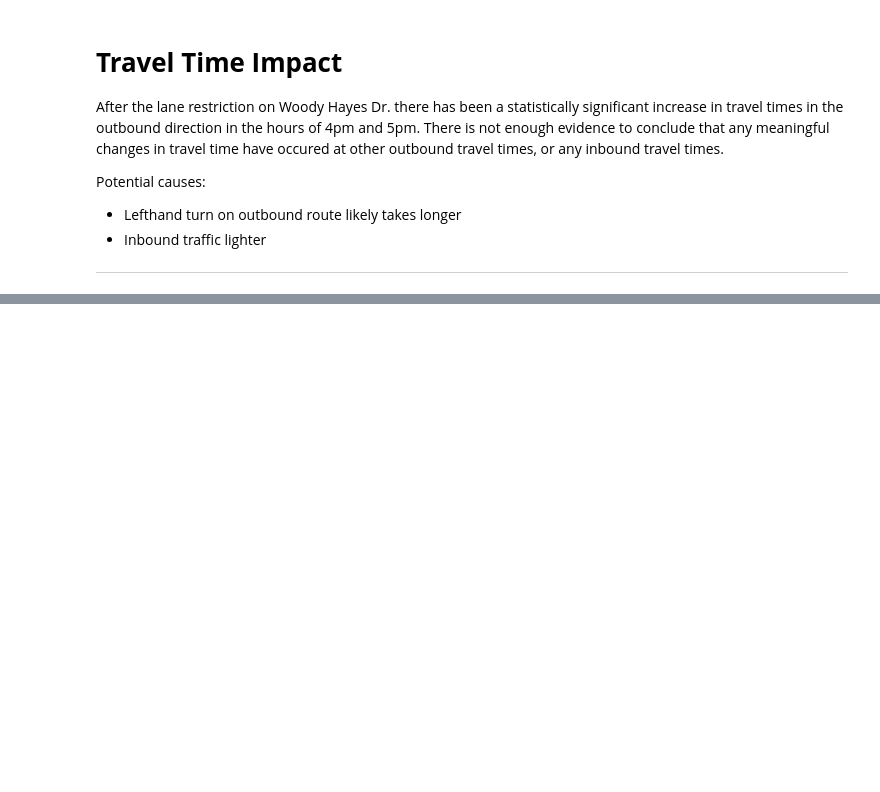
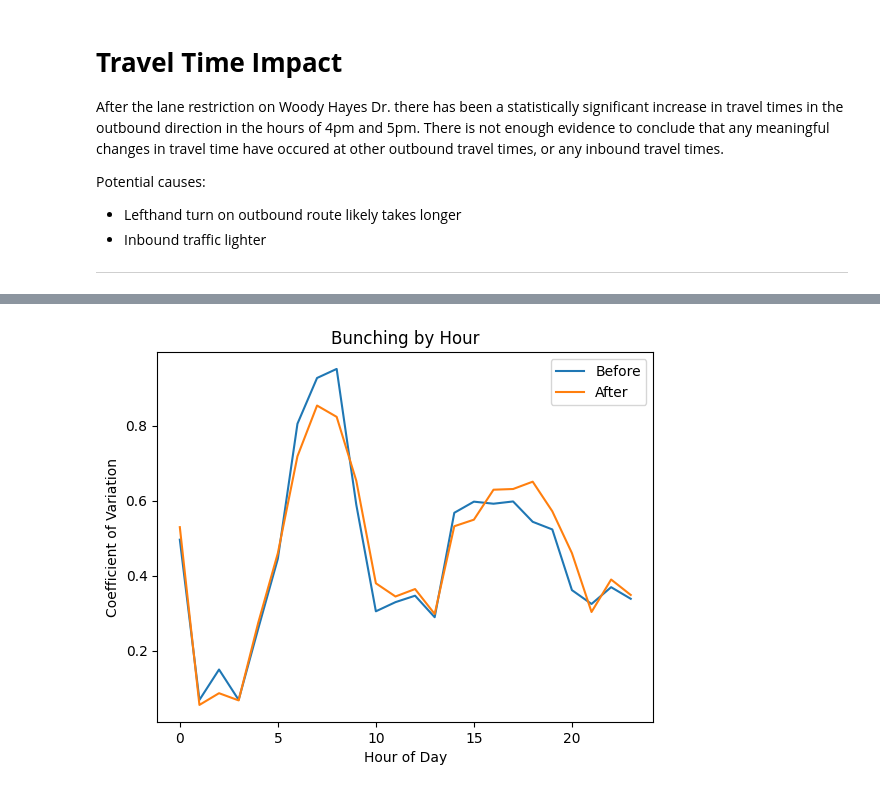
Before and after one commit to morgan1461/WMC-dashboard, a Jupyter notebook: analysis_notebooks/woody_hayes_dr_construction_analysis.ipynb, the cells around one changed output, grey strips where cells are left out. Saved outputs shown, nothing was run; the diff lists cells and outputs as text; code cells hidden in the pictures; blank space fills up the shorter version.

```diff
--- a/analysis_notebooks/woody_hayes_dr_construction_analysis.ipynb
+++ b/analysis_notebooks/woody_hayes_dr_construction_analysis.ipynb
@@ -573,0 +736,25 @@ Potential causes:
+# %%
+before_cv = (
+    sorted_before_df_uh.groupby(['HOUR', ])['HEADWAY']
+    .agg(['mean', 'std', 'var', 'count'])
+    .reset_index()
+)
+before_cv['cv'] = before_cv['std'] / before_cv['mean']
+
+after_cv = (
+    sorted_after_df_uh.groupby(['HOUR', ])['HEADWAY']
+    .agg(['mean', 'std', 'var', 'count'])
+    .reset_index()
+)
+after_cv['cv'] = after_cv['std'] / after_cv['mean']
+
+plt.plot(before_cv['HOUR'], before_cv['cv'], label='Before')
+plt.plot(after_cv['HOUR'], after_cv['cv'], label='After')
+
+plt.xlabel('Hour of Day')
+plt.ylabel('Coefficient of Variation')
+plt.title('Bunching by Hour')
+plt.legend()
+plt.show()
+# %% [output]
+[figure, added]
```
Also changed, not shown: parts of 16 cells of this notebook, 1 other file.
